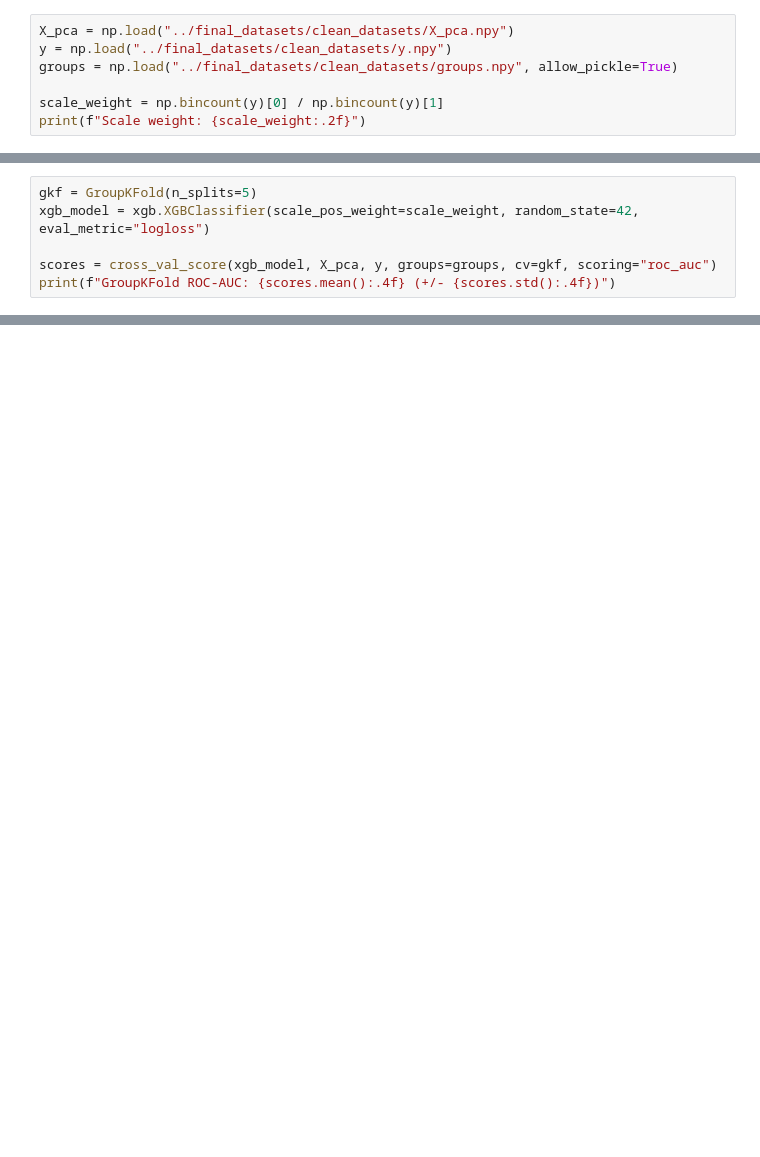
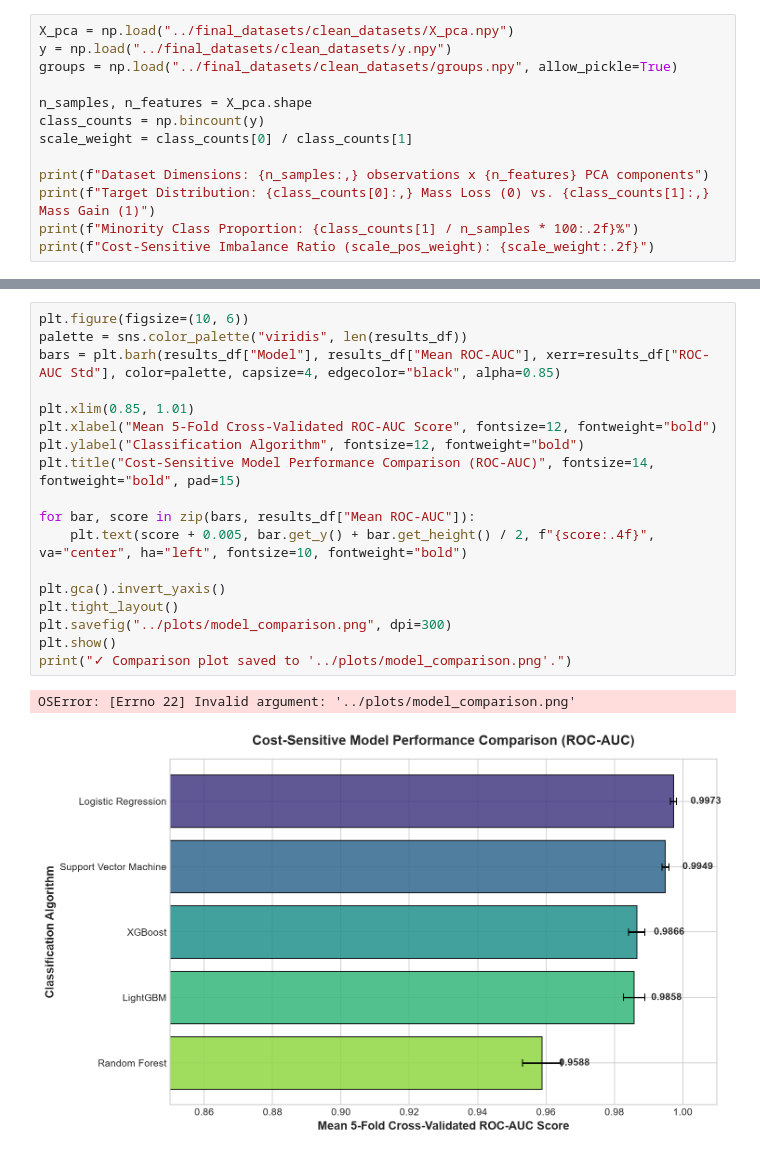
Before and after one commit to sanjiv576/ST7072CEM-Machine-Learning-Assignment, a Jupyter notebook: notebooks/5_modeling_and_tuning.ipynb, the cells around one changed output, grey strips where cells are left out. Saved outputs shown, nothing was run; the diff lists cells and outputs as text; blank space fills up the shorter version.

Commit message:
Implement code changes to enhance functionality and improve performance

```diff
--- a/notebooks/5_modeling_and_tuning.ipynb
+++ b/notebooks/5_modeling_and_tuning.ipynb
@@ -11,6 +44,12 @@ X_pca = np.load("../final_datasets/clean_datasets/X_pca.npy")
 y = np.load("../final_datasets/clean_datasets/y.npy")
 groups = np.load("../final_datasets/clean_datasets/groups.npy", allow_pickle=True)
 
-scale_weight = np.bincount(y)[0] / np.bincount(y)[1]
-print(f"Scale weight: {scale_weight:.2f}")
+n_samples, n_features = X_pca.shape
+class_counts = np.bincount(y)
+scale_weight = class_counts[0] / class_counts[1]
+
+print(f"Dataset Dimensions: {n_samples:,} observations x {n_features} PCA components")
+print(f"Target Distribution: {class_counts[0]:,} Mass Loss (0) vs. {class_counts[1]:,} Mass Gain (1)")
+print(f"Minority Class Proportion: {class_counts[1] / n_samples * 100:.2f}%")
+print(f"Cost-Sensitive Imbalance Ratio (scale_pos_weight): {scale_weight:.2f}")
 # %% [output]
@@ -21,6 +59,0 @@ import xgboost as xgb
-# %%
-gkf = GroupKFold(n_splits=5)
-xgb_model = xgb.XGBClassifier(scale_pos_weight=scale_weight, random_state=42, eval_metric="logloss")
-
-scores = cross_val_score(xgb_model, X_pca, y, groups=groups, cv=gkf, scoring="roc_auc")
-print(f"GroupKFold ROC-AUC: {scores.mean():.4f} (+/- {scores.std():.4f})")
@@ -28,0 +231,21 @@ GroupKFold ROC-AUC: 0.9829 (+/- 0.0023)
+# %%
+plt.figure(figsize=(10, 6))
+palette = sns.color_palette("viridis", len(results_df))
+bars = plt.barh(results_df["Model"], results_df["Mean ROC-AUC"], xerr=results_df["ROC-AUC Std"], color=palette, capsize=4, edgecolor="black", alpha=0.85)
+
+plt.xlim(0.85, 1.01)
+plt.xlabel("Mean 5-Fold Cross-Validated ROC-AUC Score", fontsize=12, fontweight="bold")
+plt.ylabel("Classification Algorithm", fontsize=12, fontweight="bold")
+plt.title("Cost-Sensitive Model Performance Comparison (ROC-AUC)", fontsize=14, fontweight="bold", pad=15)
+
+for bar, score in zip(bars, results_df["Mean ROC-AUC"]):
+    plt.text(score + 0.005, bar.get_y() + bar.get_height() / 2, f"{score:.4f}", va="center", ha="left", fontsize=10, fontweight="bold")
+
+plt.gca().invert_yaxis()
+plt.tight_layout()
+plt.savefig("../plots/model_comparison.png", dpi=300)
+plt.show()
+print("✓ Comparison plot saved to '../plots/model_comparison.png'.")
+# %% [output]
+OSError: [Errno 22] Invalid argument: '../plots/model_comparison.png'
+[figure, added]
```
Also changed, not shown: parts of 17 cells of this notebook.
